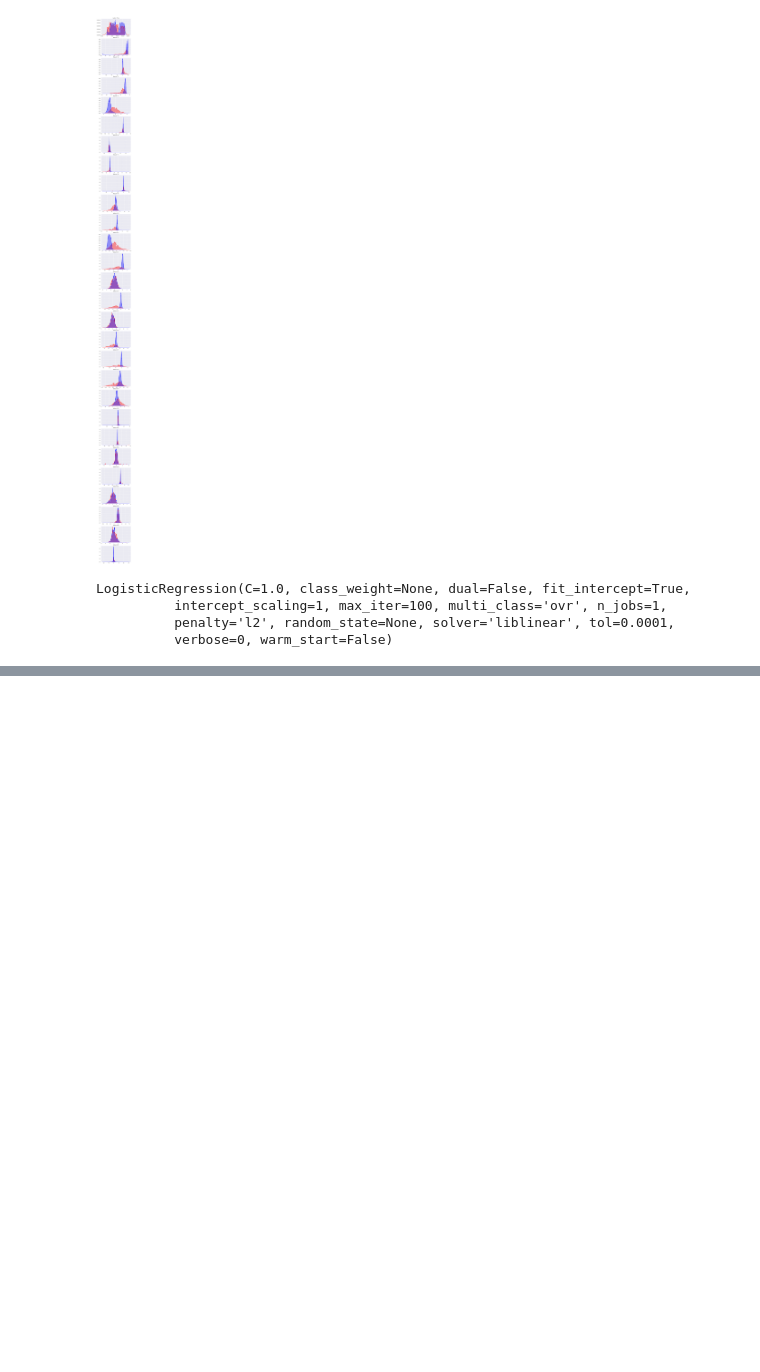
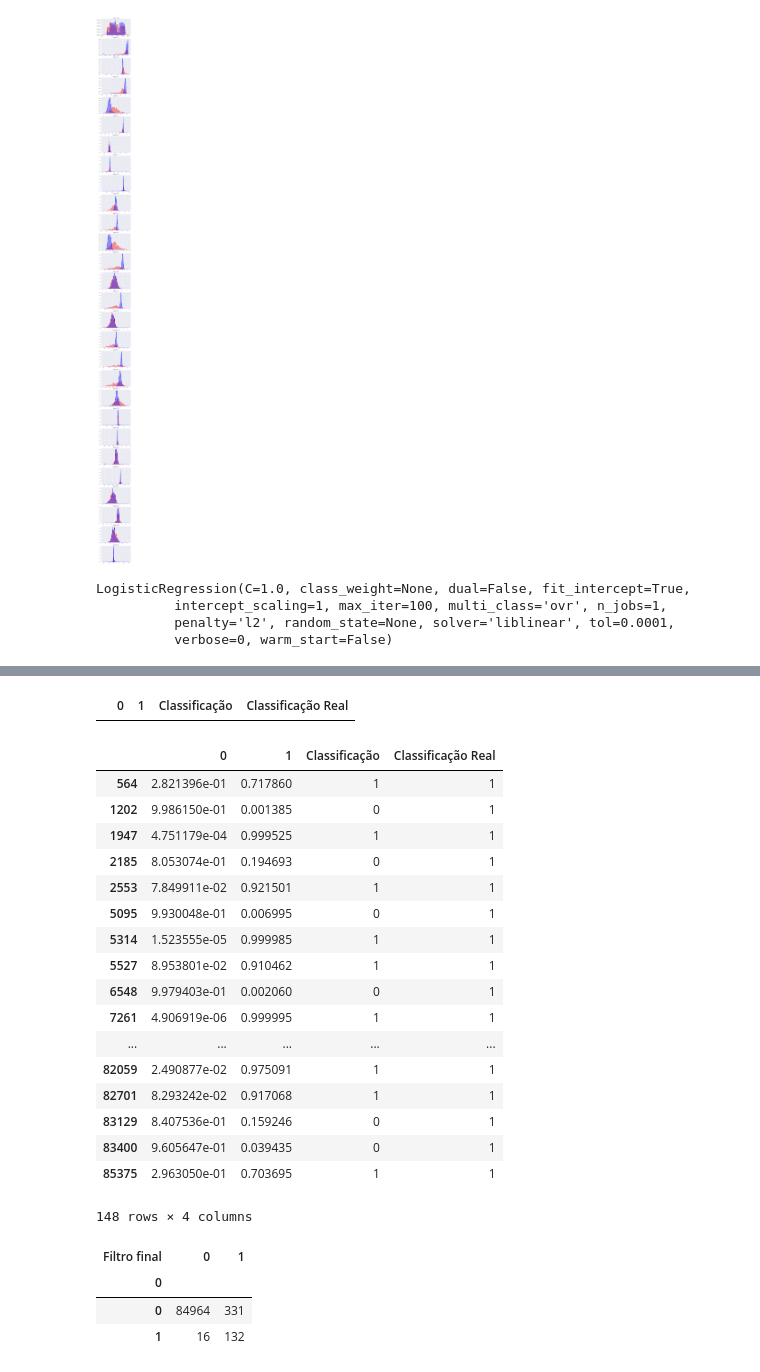
Before and after one commit to gabriellm1/Projeto3_CD, a Jupyter notebook: Projeto3.ipynb, the cells around one changed output, grey strips where cells are left out. Saved outputs shown, nothing was run; the diff lists cells and outputs as text; code cells hidden in the pictures; blank space fills up the shorter version.

```diff
--- a/Projeto3.ipynb
+++ b/Projeto3.ipynb
@@ -145,3 +147,31 @@ Comparativo_select
+# %%
+probs_frame['Classificação Real']=classe_teste[0]
 # %%
 #parte final
 # Num dataframe de apenas fraudes analisar as prob e achar uma media
+# %%
+##  PQ NÃO APARECE O FILTRO  ##
+probs_frame[(probs_frame['Classificação Real']==1) & (probs_frame['Classificação']==0)]
+# %% [output]
+|  | 0 | 1 | Classificação | Classificação Real |
+# %%
+probs_frame[probs_frame['Classificação Real']==1]
+# %% [output]
+|  | 0 | 1 | Classificação | Classificação Real |
+| 564 | 2.821396e-01 | 0.717860 | 1 | 1 |
+| 1202 | 9.986150e-01 | 0.001385 | 0 | 1 |
+| 1947 | 4.751179e-04 | 0.999525 | 1 | 1 |
+| 2185 | 8.053074e-01 | 0.194693 | 0 | 1 |
+| 2553 | 7.849911e-02 | 0.921501 | 1 | 1 |
+| 5095 | 9.930048e-01 | 0.006995 | 0 | 1 |
+| 5314 | 1.523555e-05 | 0.999985 | 1 | 1 |
+| 5527 | 8.953801e-02 | 0.910462 | 1 | 1 |
+| 6548 | 9.979403e-01 | 0.002060 | 0 | 1 |
+| 7261 | 4.906919e-06 | 0.999995 | 1 | 1 |
+| ... | ... | ... | ... | ... |
+| 82059 | 2.490877e-02 | 0.975091 | 1 | 1 |
+| 82701 | 8.293242e-02 | 0.917068 | 1 | 1 |
+| 83129 | 8.407536e-01 | 0.159246 | 0 | 1 |
+| 83400 | 9.605647e-01 | 0.039435 | 0 | 1 |
+| 85375 | 2.963050e-01 | 0.703695 | 1 | 1 |
+148 rows × 4 columns
@@ -147,0 +185,8 @@ Comparativo_select
+# %%
+Comparativo_select= pd.crosstab(classe_teste[0],probs_frame['Filtro final'])
+Comparativo_select
+# %% [output]
+| Filtro final | 0 | 1 |
+| 0 |  |  |
+| 0 | 84964 | 331 |
+| 1 | 16 | 132 |
```
Also changed, not shown: parts of 6 cells of this notebook.
